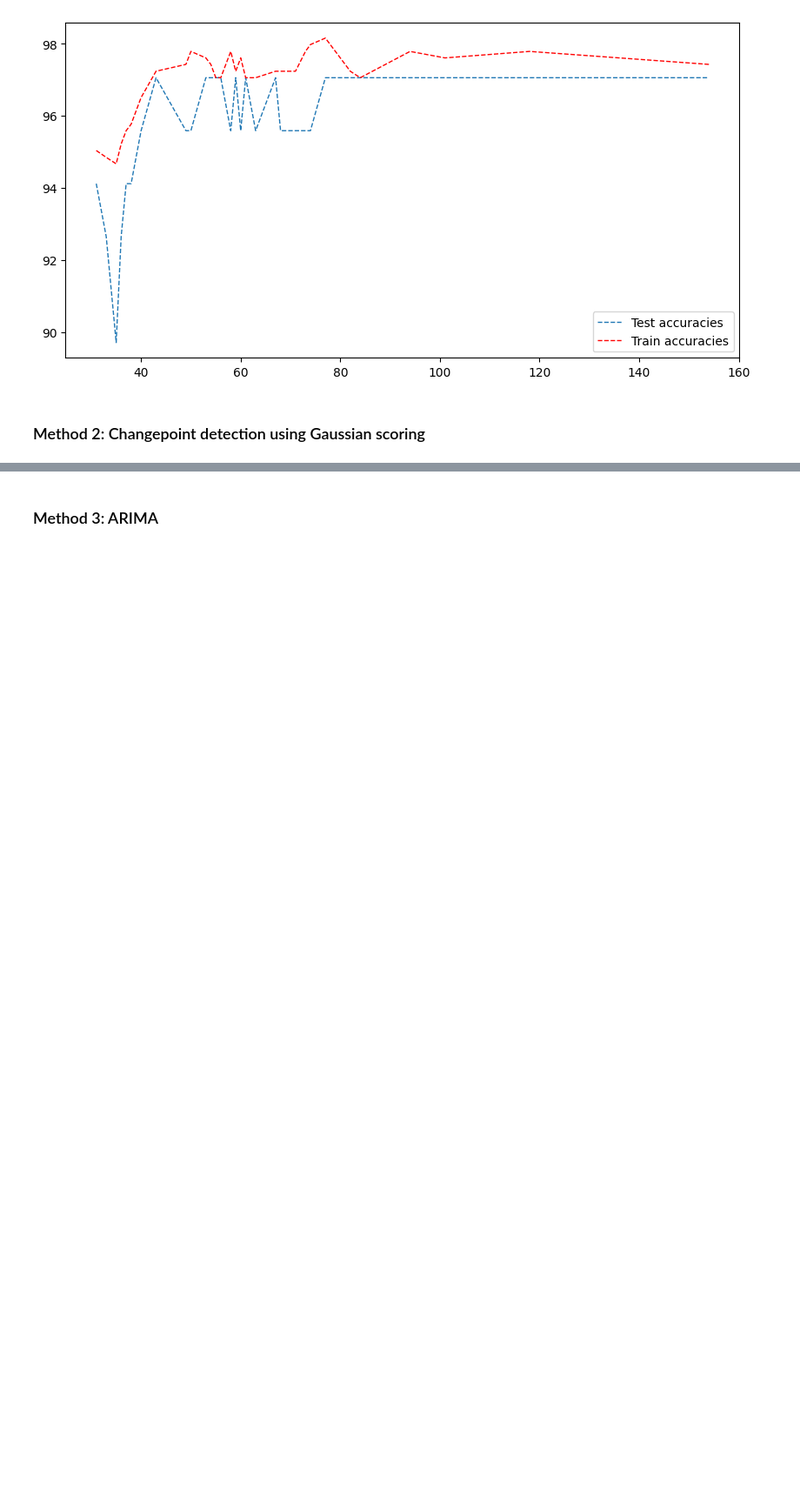
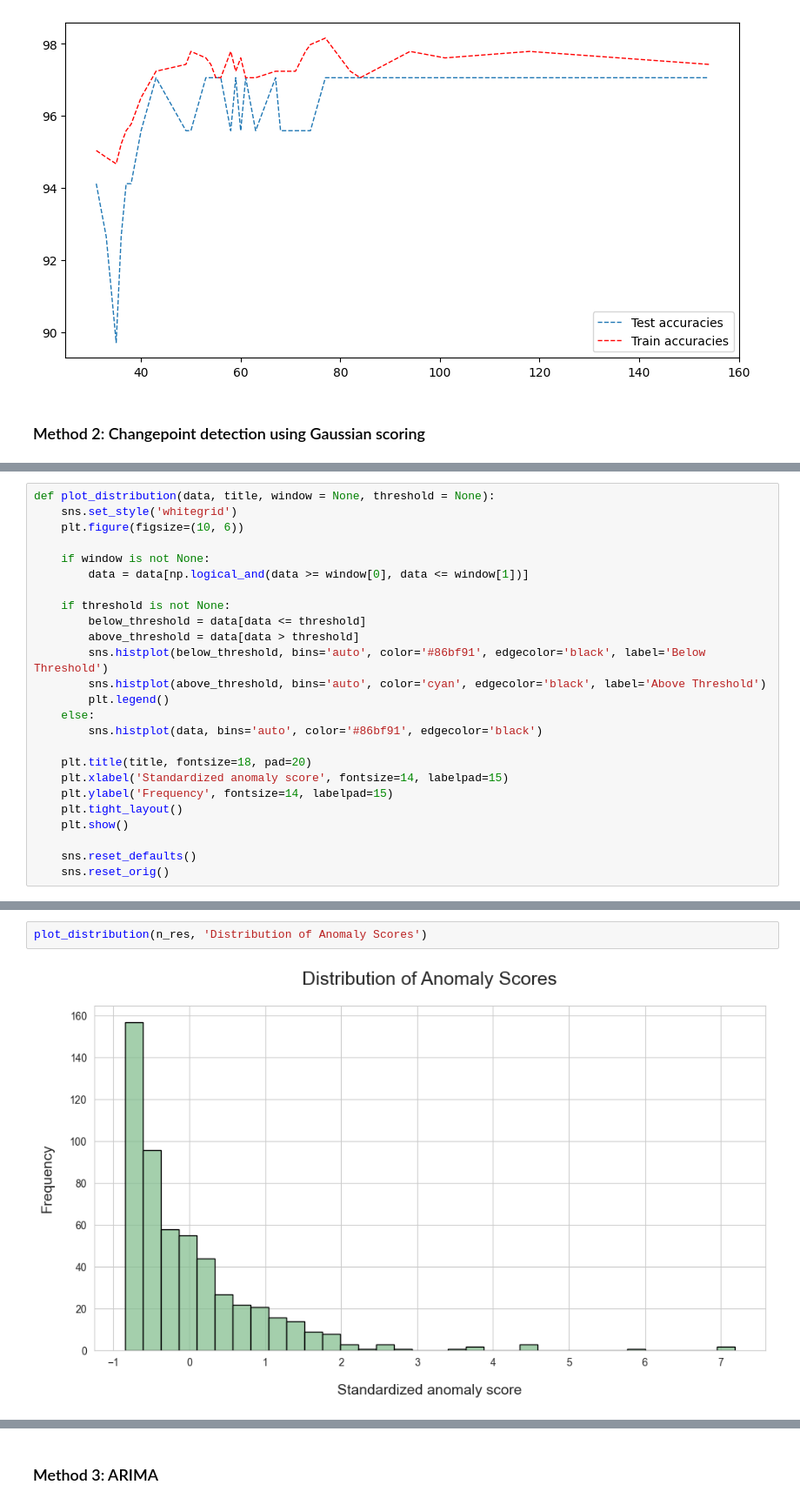
Before and after one commit to AmroAbdrabo/application-of-online-anomaly-detection-using-one-class-classification-to-z24, a Jupyter notebook: Chapter3-ActiveLearning/Streaming-AL/River/river_experiments.ipynb, the cells around one changed output, grey strips where cells are left out. Shown at 87% size. Drawn from its saved outputs; the diff is of its cells as text; blank space fills up the shorter version.

```diff
--- a/Chapter3-ActiveLearning/Streaming-AL/River/river_experiments.ipynb
+++ b/Chapter3-ActiveLearning/Streaming-AL/River/river_experiments.ipynb
@@ -244,4 +253,29 @@ def gaussian_scorer_multi(y_values, window_size = 25, grace_period = 10, method
 
         plt.show()
     return result, normalized_result
+# %%
+def plot_distribution(data, title, window = None, threshold = None):
+    sns.set_style('whitegrid')
+    plt.figure(figsize=(10, 6))
+
+    if window is not None:
+        data = data[np.logical_and(data >= window[0], data <= window[1])]
+
+    if threshold is not None:
+        below_threshold = data[data <= threshold]
+        above_threshold = data[data > threshold]
+        sns.histplot(below_threshold, bins='auto', color='#86bf91', edgecolor='black', label='Below Threshold')
+        sns.histplot(above_threshold, bins='auto', color='cyan', edgecolor='black', label='Above Threshold')
+        plt.legend()
+    else:
+        sns.histplot(data, bins='auto', color='#86bf91', edgecolor='black')
+
+    plt.title(title, fontsize=18, pad=20)
+    plt.xlabel('Standardized anomaly score', fontsize=14, labelpad=15)
+    plt.ylabel('Frequency', fontsize=14, labelpad=15)
+    plt.tight_layout()
+    plt.show()
+
+    sns.reset_defaults()
+    sns.reset_orig()
 # %%
@@ -251,3 +287,7 @@ result, _ = gaussian_scorer_multi(X_train_top_feats, window_size = 45, grace_per
+# %%
+plot_distribution(n_res, 'Distribution of Anomaly Scores')
+# %% [output]
+[figure, added]
 # %%
 np.where(y_train == 1)[0][0:20], \
 np.argmax(result)
```
Also changed, not shown: parts of 20 cells of this notebook.
